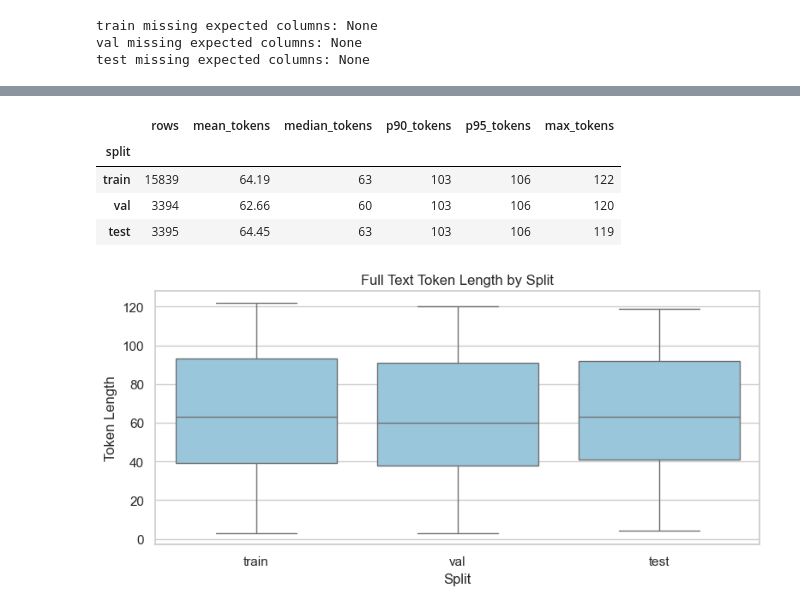
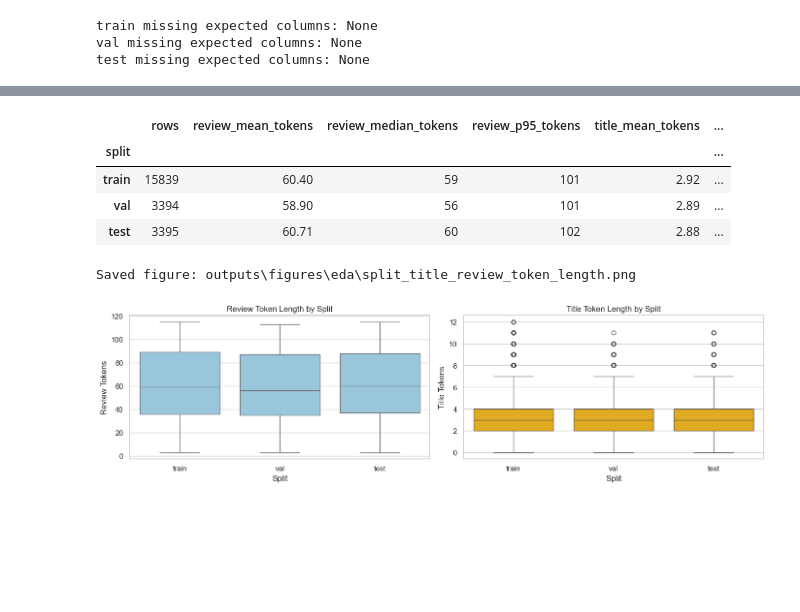
Before and after one commit to huynguyentuank22/CO3133_DL, a Jupyter notebook: notebooks/eda.ipynb, the cells around one changed output, grey strips where cells are left out. Drawn from its saved outputs; the diff is of its cells as text; code cells hidden in the pictures; blank space fills up the shorter version.

```diff
--- a/notebooks/eda.ipynb
+++ b/notebooks/eda.ipynb
@@ -235,18 +262,21 @@ display(label_lookup)
 # %%
-label_counts = df_after["label"].value_counts().sort_index()
-rating_counts = df_after["rating"].value_counts().sort_index()
+rating_raw = pd.to_numeric(raw_original["Rating"], errors="coerce").dropna().astype(int)
+rating_after = pd.to_numeric(df_after["rating"], errors="coerce").dropna().astype(int)
+
+rating_order = sorted(set(rating_raw.unique()).union(set(rating_after.unique())))
 
 fig, axes = plt.subplots(1, 2, figsize=(12, 4))
-sns.barplot(x=rating_counts.index.astype(str), y=rating_counts.values, ax=axes[0], color="#2a9d8f")
-axes[0].set_title("Rating Distribution (After Prepare)")
+sns.countplot(x=rating_raw, order=rating_order, ax=axes[0], color="#2a9d8f")
+axes[0].set_title("Rating Distribution (Raw)")
 axes[0].set_xlabel("Rating")
 axes[0].set_ylabel("Count")
 
-sns.barplot(x=label_counts.index.astype(str), y=label_counts.values, ax=axes[1], color="#f4a261")
-axes[1].set_title("Label Distribution (After Prepare)")
-axes[1].set_xlabel("Label")
+sns.countplot(x=rating_after, order=rating_order, ax=axes[1], color="#f4a261")
+axes[1].set_title("Rating Distribution (After Prepare)")
+axes[1].set_xlabel("Rating")
 axes[1].set_ylabel("Count")
 
 plt.tight_layout()
+save_current_figure("after_prepare_rating_comparison.png")
 plt.show()
 # %% [output]
@@ -312,7 +345,7 @@ else:
     }).T
     display(split_size_table)
 
-    expected_cols = ["title", "review_text", "rating", "full_text", "label"]
+    expected_cols = ["title", "review_text", "rating"]
     for name, df in split_frames.items():
         missing_cols = [c for c in expected_cols if c not in df.columns]
         print(f"{name} missing expected columns: {missing_cols if missing_cols else 'None'}")
@@ -370,40 +406,56 @@ else:
 # %%
 if not split_frames:
     print("No split files loaded.")
 else:
     stats_rows = []
-    length_long = []
+    review_length_long = []
+    title_length_long = []
 
     for name, df in split_frames.items():
-        token_len = df["full_text"].fillna("").astype(str).str.split().str.len()
+        review_token_len = df["review_text"].fillna("").astype(str).str.split().str.len()
+        title_token_len = df["title"].fillna("").astype(str).str.split().str.len()
+
         stats_rows.append({
             "split": name,
             "rows": len(df),
-            "mean_tokens": round(token_len.mean(), 2),
-            "median_tokens": int(token_len.median()),
-            "p90_tokens": int(token_len.quantile(0.90)),
-            "p95_tokens": int(token_len.quantile(0.95)),
-            "max_tokens": int(token_len.max()),
+            "review_mean_tokens": round(review_token_len.mean(), 2),
+            "review_median_tokens": int(review_token_len.median()),
+            "review_p95_tokens": int(review_token_len.quantile(0.95)),
+            "title_mean_tokens": round(title_token_len.mean(), 2),
+            "title_median_tokens": int(title_token_len.median()),
+            "title_p95_tokens": int(title_token_len.quantile(0.95)),
         })
-        length_long.append(pd.DataFrame({"split": name, "token_len": token_len}))
+
+        review_length_long.append(pd.DataFrame({"split": name, "token_len": review_token_len}))
+        title_length_long.append(pd.DataFrame({"split": name, "token_len": title_token_len}))
 
     length_stats = pd.DataFrame(stats_rows).set_index("split")
     display(length_stats)
 
-    length_long_df = pd.concat(length_long, ignore_index=True)
-    plt.figure(figsize=(8, 4))
-    sns.boxplot(data=length_long_df, x="split", y="token_len", color="#8ecae6")
-    plt.title("Full Text Token Length by Split")
-    plt.xlabel("Split")
-    plt.ylabel("Token Length")
+    review_length_long_df = pd.concat(review_length_long, ignore_index=True)
+    title_length_long_df = pd.concat(title_length_long, ignore_index=True)
+
+    fig, axes = plt.subplots(1, 2, figsize=(14, 4))
+    sns.boxplot(data=review_length_long_df, x="split", y="token_len", ax=axes[0], color="#8ecae6")
+    axes[0].set_title("Review Token Length by Split")
+    axes[0].set_xlabel("Split")
+    axes[0].set_ylabel("Review Tokens")
+
+    sns.boxplot(data=title_length_long_df, x="split", y="token_len", ax=axes[1], color="#ffb703")
+    axes[1].set_title("Title Token Length by Split")
+    axes[1].set_xlabel("Split")
+    axes[1].set_ylabel("Title Tokens")
+
     plt.tight_layout()
+    save_current_figure("split_title_review_token_length.png")
     plt.show()
 # %% [output]
-|  | rows | mean_tokens | median_tokens | p90_tokens | p95_tokens | max_tokens |
-| split |  |  |  |  |  |  |
-| train | 15839 | 64.19 | 63 | 103 | 106 | 122 |
-| val | 3394 | 62.66 | 60 | 103 | 106 | 120 |
-| test | 3395 | 64.45 | 63 | 103 | 106 | 119 |
+|  | rows | review_mean_tokens | review_median_tokens | review_p95_tokens | title_mean_tokens | ... |
+| split |  |  |  |  |  | ... |
+| train | 15839 | 60.40 | 59 | 101 | 2.92 | ... |
+| val | 3394 | 58.90 | 56 | 101 | 2.89 | ... |
+| test | 3395 | 60.71 | 60 | 102 | 2.88 | ... |
+Saved figure: outputs\figures\eda\split_title_review_token_length.png
-[figure, old version]
+[figure, new version]
 # %% [markdown]
 ## 4) Quick Checklist
```
Also changed, not shown: parts of 14 cells of this notebook, 17 other files.
